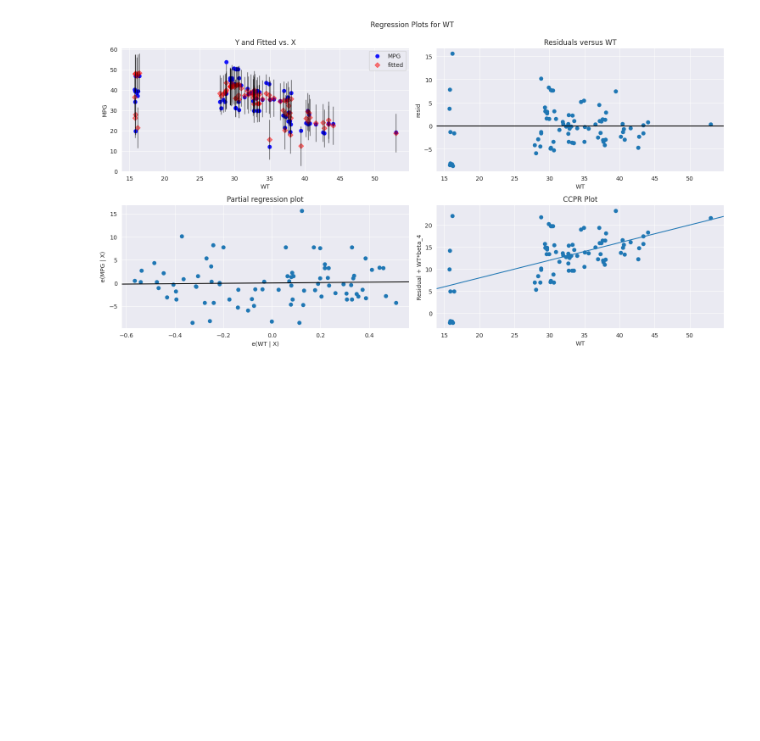
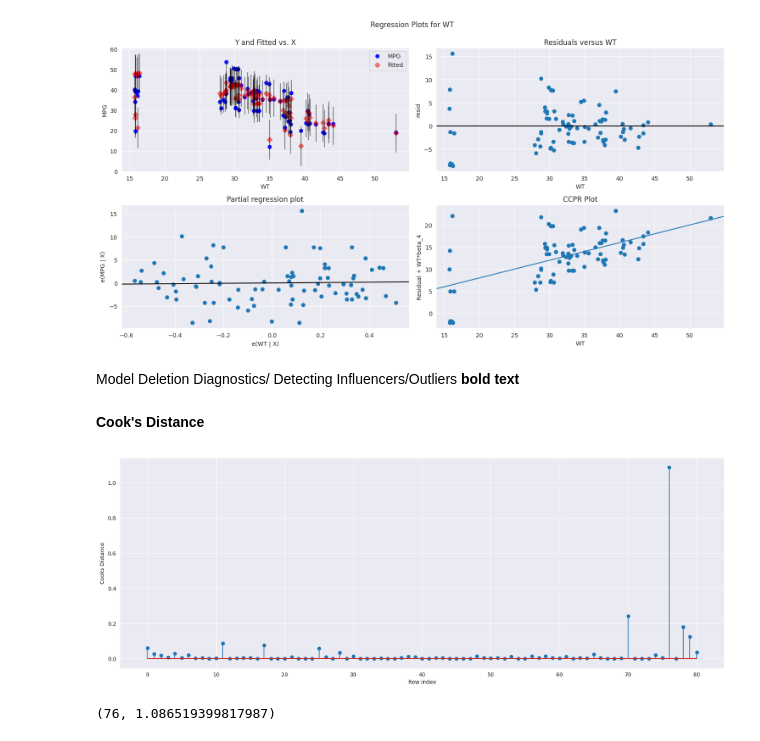
Before and after one commit to PrashAI/myprojectr, a Jupyter notebook: Multiple_Linear_Regression_Model.ipynb, the cells around one changed output. Saved outputs shown, nothing was run; the diff lists cells and outputs as text; code cells hidden in the pictures; blank space fills up the shorter version.

```diff
--- a/Multiple_Linear_Regression_Model.ipynb
+++ b/Multiple_Linear_Regression_Model.ipynb
@@ -188,3 +188,25 @@ fig = sm.graphics.plot_regress_exog(model, "WT", fig=fig)
 plt.show()
 # %% [output]
 [figure]
+# %% [markdown]
+Model Deletion Diagnostics/
+Detecting Influencers/Outliers **bold text**
+# %% [markdown]
+**Cook's Distance**
+# %%
+model_influence = model.get_influence()
+(c, _) = model_influence.cooks_distance
+# %%
+#Plot the influencers values using stem plot
+fig = plt.subplots(figsize=(20, 7))
+plt.stem(np.arange(len(cars)), np.round(c, 3))
+plt.xlabel('Row index')
+plt.ylabel('Cooks Distance')
+plt.show()
+# %% [output]
+[figure, added]
+# %%
+#index and value of influencer where c is more than .5
+(np.argmax(c),np.max(c))
+# %% [output]
+(76, 1.086519399817987)
```
Also changed, not shown: parts of 39 cells of this notebook.
